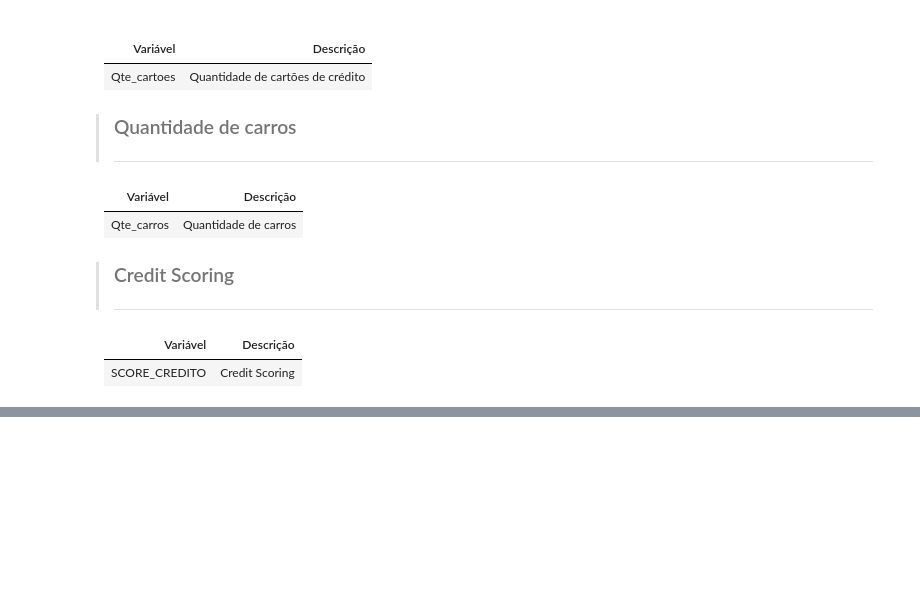
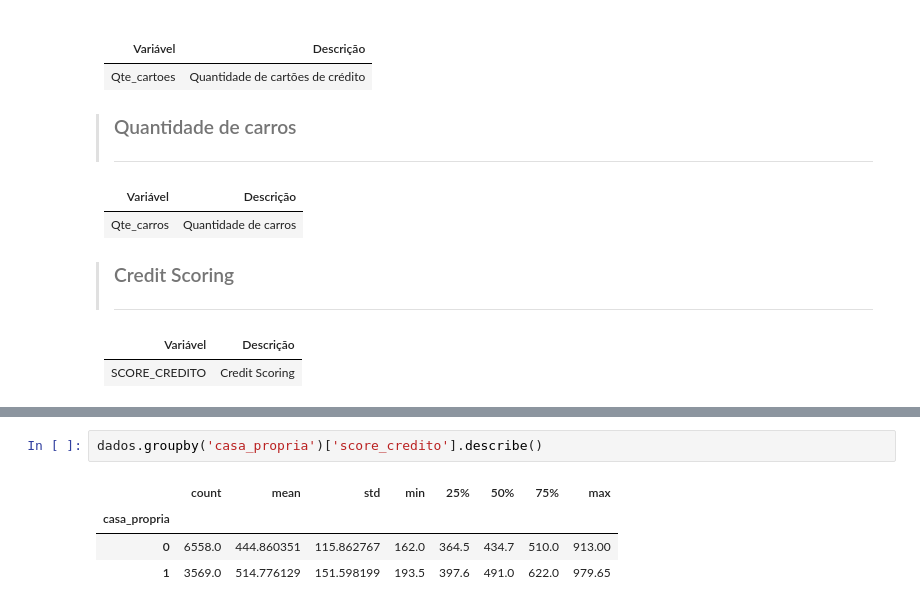
Before and after one commit to julio-monzem/quantum-fintech-credito, a Jupyter notebook: modelo_preditivo_credito.ipynb, the cells around one changed output, grey strips where cells are left out. Drawn from its saved outputs; the diff is of its cells as text; blank space fills up the shorter version.

```diff
--- a/modelo_preditivo_credito.ipynb
+++ b/modelo_preditivo_credito.ipynb
@@ -169,0 +233,7 @@ dados.head()
+# %%
+dados.groupby('casa_propria')['score_credito'].describe()
+# %% [output]
+|  | count | mean | std | min | 25% | 50% | 75% | max |
+| casa_propria |  |  |  |  |  |  |  |  |
+| 0 | 6558.0 | 444.860351 | 115.862767 | 162.0 | 364.5 | 434.7 | 510.0 | 913.00 |
+| 1 | 3569.0 | 514.776129 | 151.598199 | 193.5 | 397.6 | 491.0 | 622.0 | 979.65 |
```
Also changed, not shown: parts of 11 cells of this notebook.
